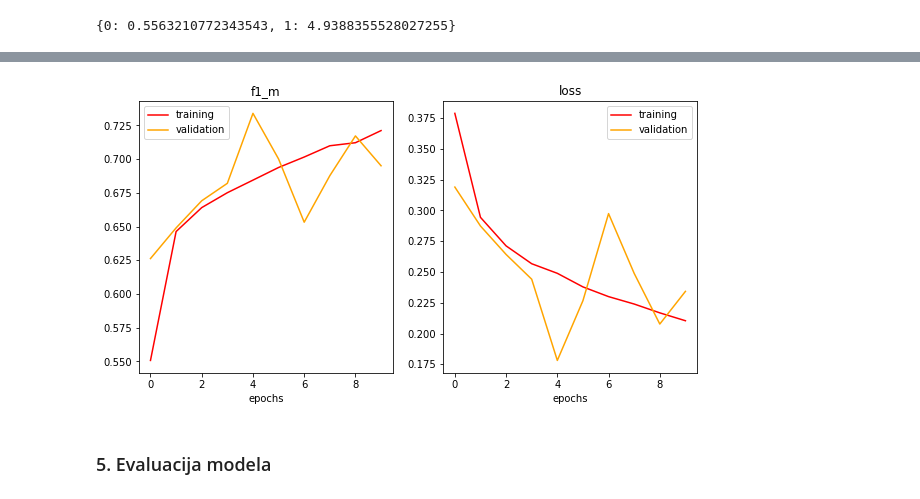
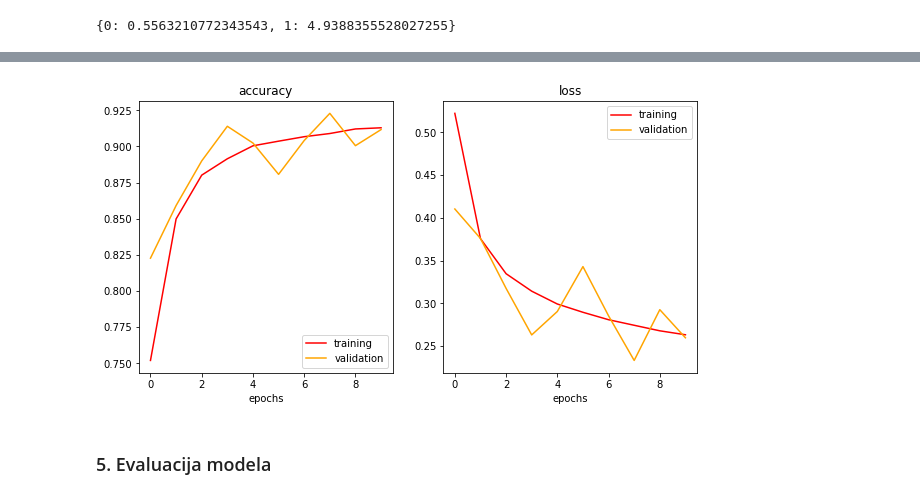
Before and after one commit to Anakin2012/ToxicCommentClassificationChallenge, a Jupyter notebook: 02_BinarnaKlasifikacija.ipynb, the cells around one changed output, grey strips where cells are left out. Drawn from its saved outputs; the diff is of its cells as text; code cells hidden in the pictures.

```diff
--- a/02_BinarnaKlasifikacija.ipynb
+++ b/02_BinarnaKlasifikacija.ipynb
@@ -91,9 +75,9 @@ array([[ 0.        ,  0.        ,  0.        , ...,  0.        ,
 ### 3. Formiranje modela
 # %%
 kernel_size = 3
-pool_size = 3
-filters = 32
-dropout_rate = 0.4
+pool_size = 4
+filters = 64
+dropout_rate = 0.3
 # %%
 binary_model = create_model(num_of_classes = 2, num_of_features = max_features, embedding_dim = 100,
                 kernel_size = kernel_size, pool_size = pool_size, filters = filters,
@@ -117,9 +101,5 @@ Trainable params: 12,769
 Non-trainable params: 2,000,000
 _________________________________________________________________
-# %%
-lr = 0.001
-
-binary_model.compile(loss='binary_crossentropy', optimizer=Adam(lr), metrics=[f1_m, recall_m, precision_m])
 # %% [markdown]
 ### 4. Obučavanje modela
 # %%
@@ -159,7 +139,7 @@ Trajanje obucavanja modela binarne klasifikacije:  332.5267369747162
 # %%
-plot_graphs(binary_history, ['f1_m', 'loss'])
+plot_graphs(binary_history, ['accuracy', 'loss'])
 # %% [output]
-[figure, old version]
+[figure, new version]
 # %% [markdown]
 ### 5. Evaluacija modela
 # %%
```
Also changed, not shown: parts of 9 cells of this notebook, 1 other file.
